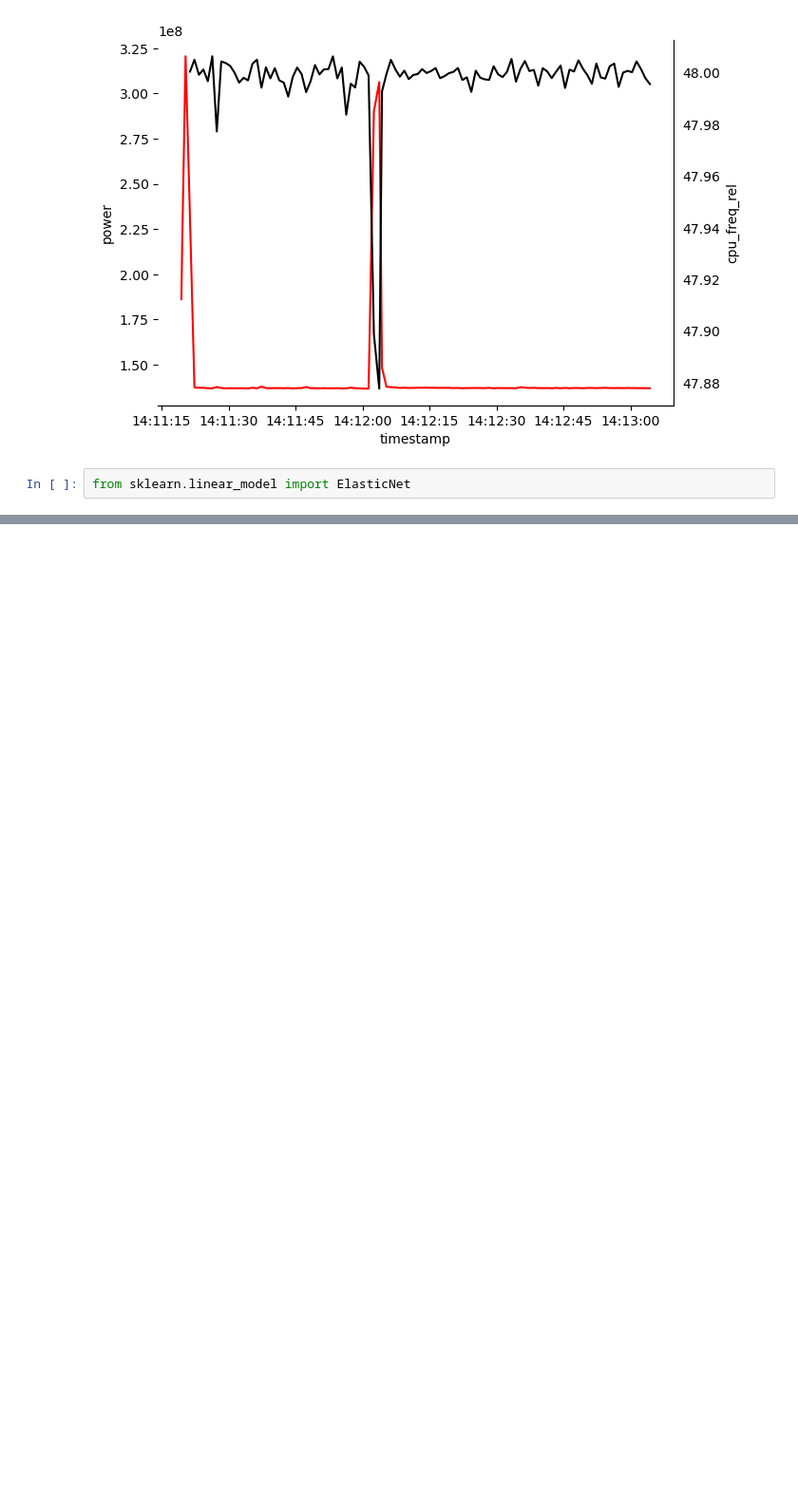
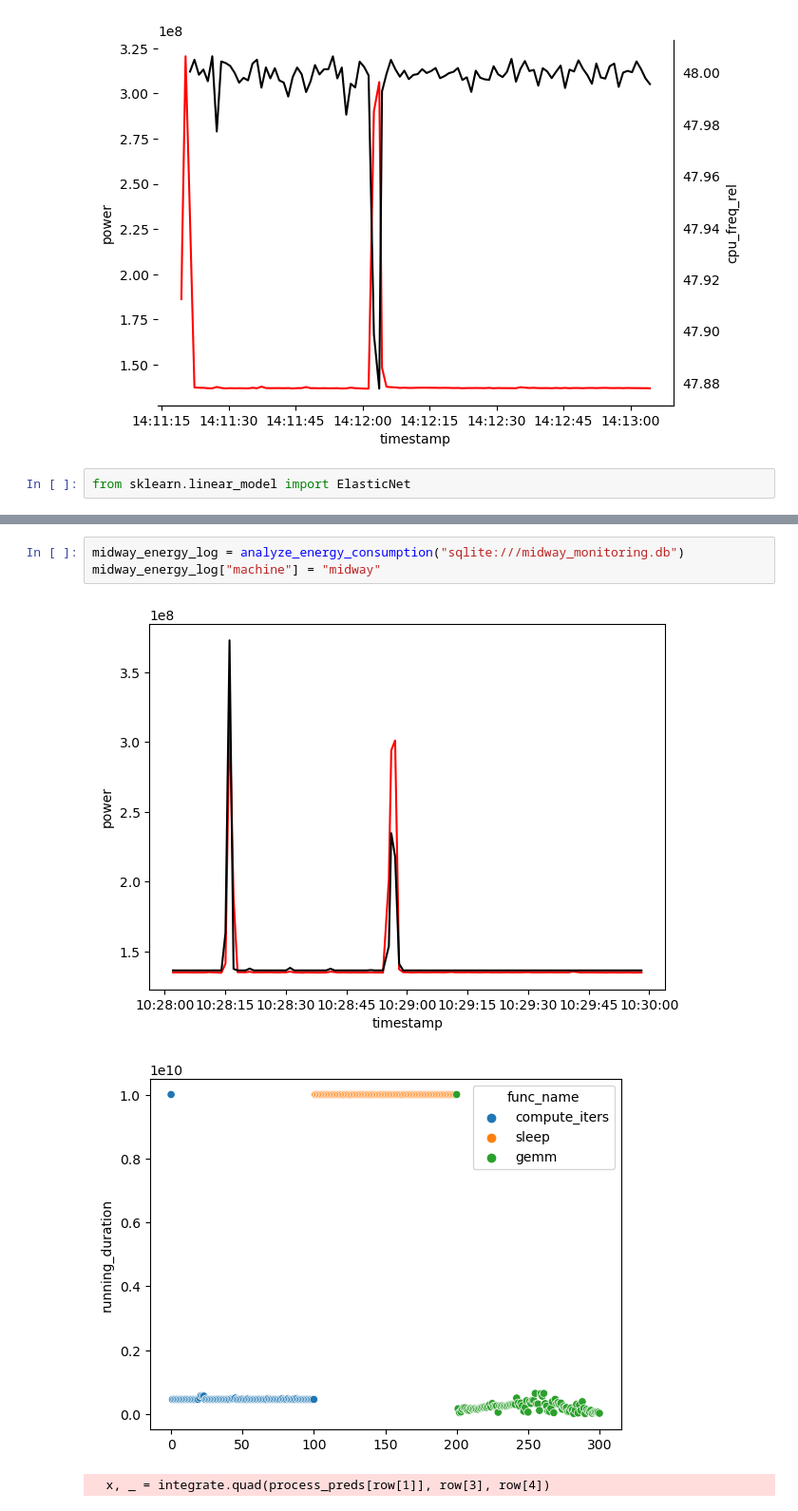
Before and after one commit to AK2000/caws, a Jupyter notebook: notebooks/Energy Analysis.ipynb, the cells around one changed output, grey strips where cells are left out. Shown at 95% size. Saved outputs shown, nothing was run; the diff lists cells and outputs as text; blank space fills up the shorter version.

Commit message:
Adding latest analysis results from midway and theta

```diff
--- a/notebooks/Energy Analysis.ipynb
+++ b/notebooks/Energy Analysis.ipynb
@@ -173,0 +367,7 @@ See the caveats in the documentation: https://pandas.pydata.org/pandas-docs/stab
+# %%
+midway_energy_log = analyze_energy_consumption("sqlite:///midway_monitoring.db")
+midway_energy_log["machine"] = "midway"
+# %% [output]
+[figure, added]
+[figure, added]
+  x, _ = integrate.quad(process_preds[row[1]], row[3], row[4])
```
Also changed, not shown: parts of 13 cells of this notebook, 1 other file.
